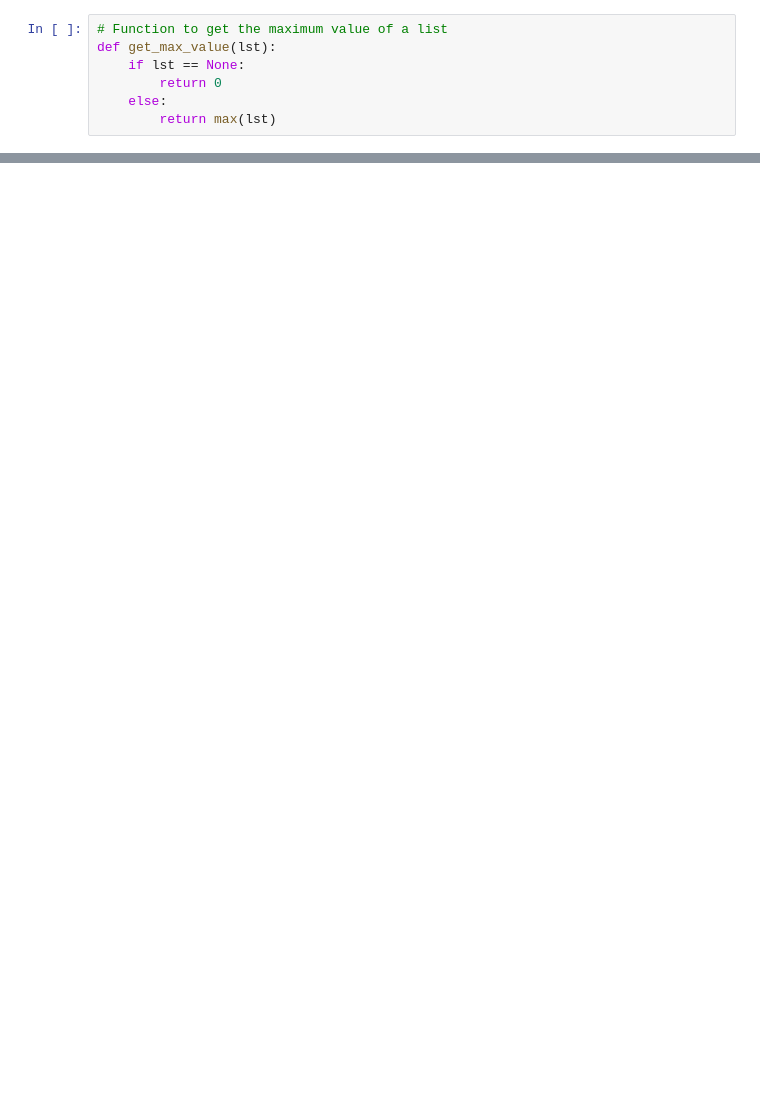
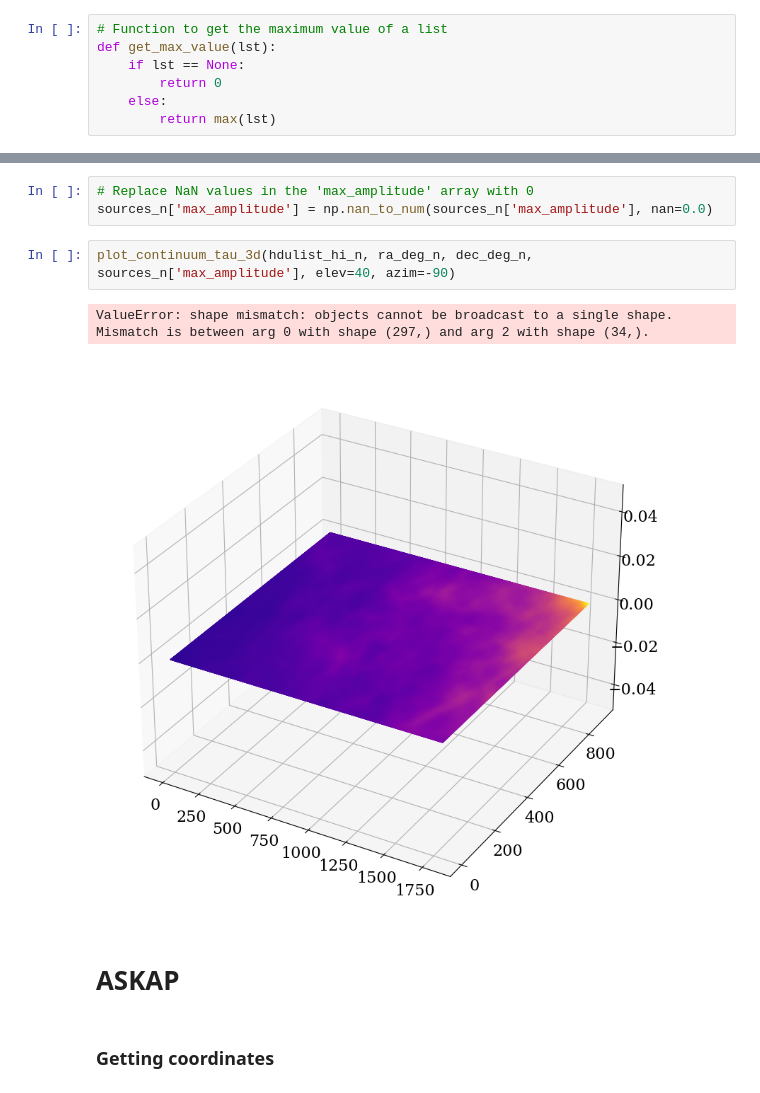
Before and after one commit to brandonminta/spectral_decomposition, a Jupyter notebook: HI_column_density_map.ipynb, the cells around one changed output, grey strips where cells are left out. Saved outputs shown, nothing was run; the diff lists cells and outputs as text; blank space fills up the shorter version.

```diff
--- a/HI_column_density_map.ipynb
+++ b/HI_column_density_map.ipynb
@@ -334,0 +295,12 @@ NameError: name 'size_factor' is not defined
+# %%
+# Replace NaN values in the 'max_amplitude' array with 0
+sources_n['max_amplitude'] = np.nan_to_num(sources_n['max_amplitude'], nan=0.0)
+# %%
+plot_continuum_tau_3d(hdulist_hi_n, ra_deg_n, dec_deg_n, sources_n['max_amplitude'], elev=40, azim=-90)
+# %% [output]
+ValueError: shape mismatch: objects cannot be broadcast to a single shape.  Mismatch is between arg 0 with shape (297,) and arg 2 with shape (34,).
+[figure, added]
+# %% [markdown]
+# ASKAP
+# %% [markdown]
+### Getting coordinates
```
Also changed, not shown: parts of 79 cells of this notebook, 1 other file.
